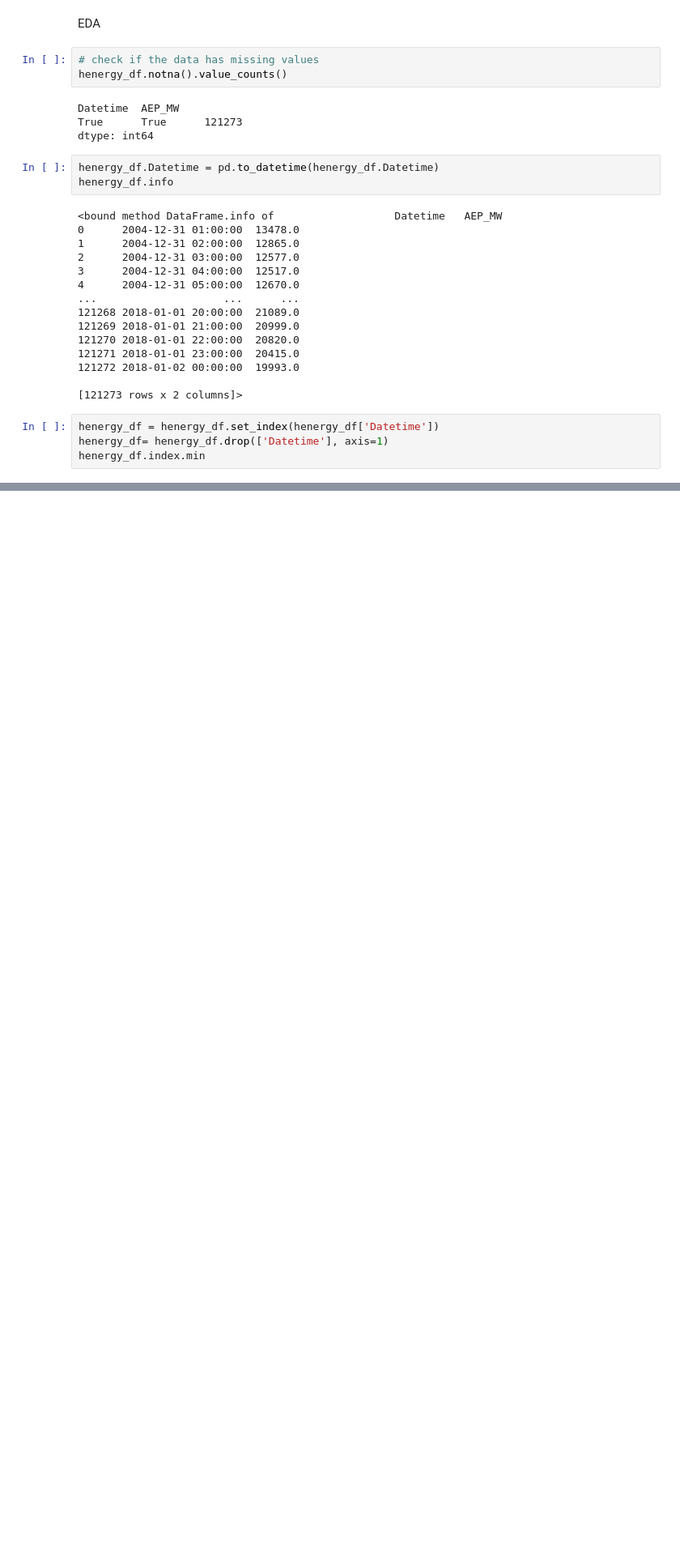
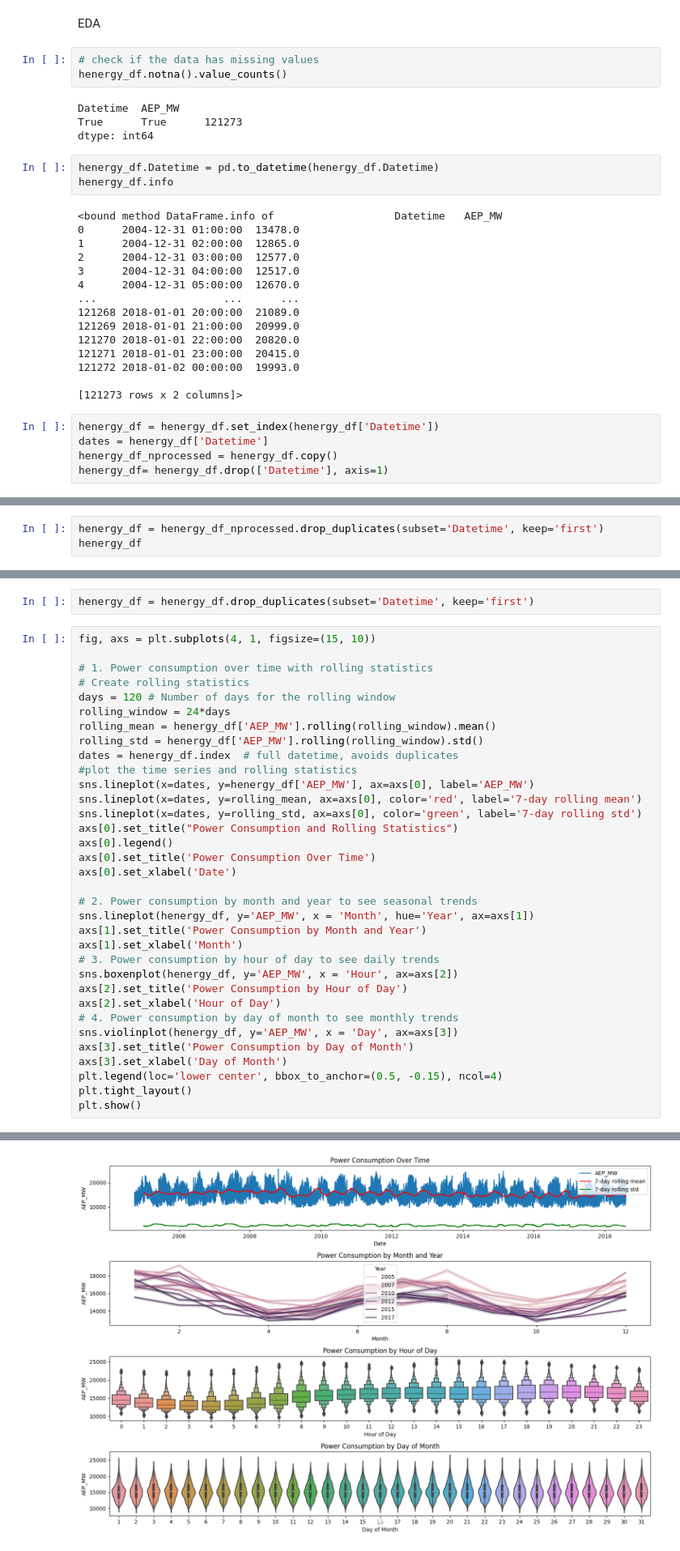
Before and after one commit to Hecramco/forecasting_examples, a Jupyter notebook: notebooks/time_series_forcasting_energy.ipynb, the cells around one changed output, grey strips where cells are left out. Shown: that part at 81% size. Drawn from its saved outputs; the diff is of its cells as text; blank space fills up the shorter version.

Commit message:
Updated the analysis of time series before prediction and feture engineering

```diff
--- a/notebooks/time_series_forcasting_energy.ipynb
+++ b/notebooks/time_series_forcasting_energy.ipynb
@@ -70,5 +70,6 @@ henergy_df.info
 [121273 rows x 2 columns]>
 # %%
 henergy_df = henergy_df.set_index(henergy_df['Datetime'])
+dates = henergy_df['Datetime']
+henergy_df_nprocessed = henergy_df.copy()
 henergy_df= henergy_df.drop(['Datetime'], axis=1)
-henergy_df.index.min
@@ -134,0 +90,3 @@ sns.violinplot(henergy_df, y='AEP_MW', x = 'Day')
+# %%
+henergy_df = henergy_df_nprocessed.drop_duplicates(subset='Datetime', keep='first')
+henergy_df
@@ -134,0 +145,37 @@ sns.violinplot(henergy_df, y='AEP_MW', x = 'Day')
+# %%
+henergy_df = henergy_df.drop_duplicates(subset='Datetime', keep='first')
+# %%
+fig, axs = plt.subplots(4, 1, figsize=(15, 10))
+
+# 1. Power consumption over time with rolling statistics
+# Create rolling statistics
+days = 120 # Number of days for the rolling window
+rolling_window = 24*days
+rolling_mean = henergy_df['AEP_MW'].rolling(rolling_window).mean()
+rolling_std = henergy_df['AEP_MW'].rolling(rolling_window).std()
+dates = henergy_df.index  # full datetime, avoids duplicates
+#plot the time series and rolling statistics
+sns.lineplot(x=dates, y=henergy_df['AEP_MW'], ax=axs[0], label='AEP_MW')
+sns.lineplot(x=dates, y=rolling_mean, ax=axs[0], color='red', label='7-day rolling mean')
+sns.lineplot(x=dates, y=rolling_std, ax=axs[0], color='green', label='7-day rolling std')
+axs[0].set_title("Power Consumption and Rolling Statistics")
+axs[0].legend()
+axs[0].set_title('Power Consumption Over Time')
+axs[0].set_xlabel('Date')
+
+# 2. Power consumption by month and year to see seasonal trends
+sns.lineplot(henergy_df, y='AEP_MW', x = 'Month', hue='Year', ax=axs[1])
+axs[1].set_title('Power Consumption by Month and Year')
+axs[1].set_xlabel('Month')
+# 3. Power consumption by hour of day to see daily trends
+sns.boxenplot(henergy_df, y='AEP_MW', x = 'Hour', ax=axs[2])
+axs[2].set_title('Power Consumption by Hour of Day')
+axs[2].set_xlabel('Hour of Day')
+# 4. Power consumption by day of month to see monthly trends
+sns.violinplot(henergy_df, y='AEP_MW', x = 'Day', ax=axs[3])
+axs[3].set_title('Power Consumption by Day of Month')
+axs[3].set_xlabel('Day of Month')
+plt.legend(loc='lower center', bbox_to_anchor=(0.5, -0.15), ncol=4)
+plt.tight_layout()
+plt.show()
+# %% [output]
@@ -134,0 +183 @@ sns.violinplot(henergy_df, y='AEP_MW', x = 'Day')
+[figure, added]
```
Also changed, not shown: parts of 19 cells of this notebook.
